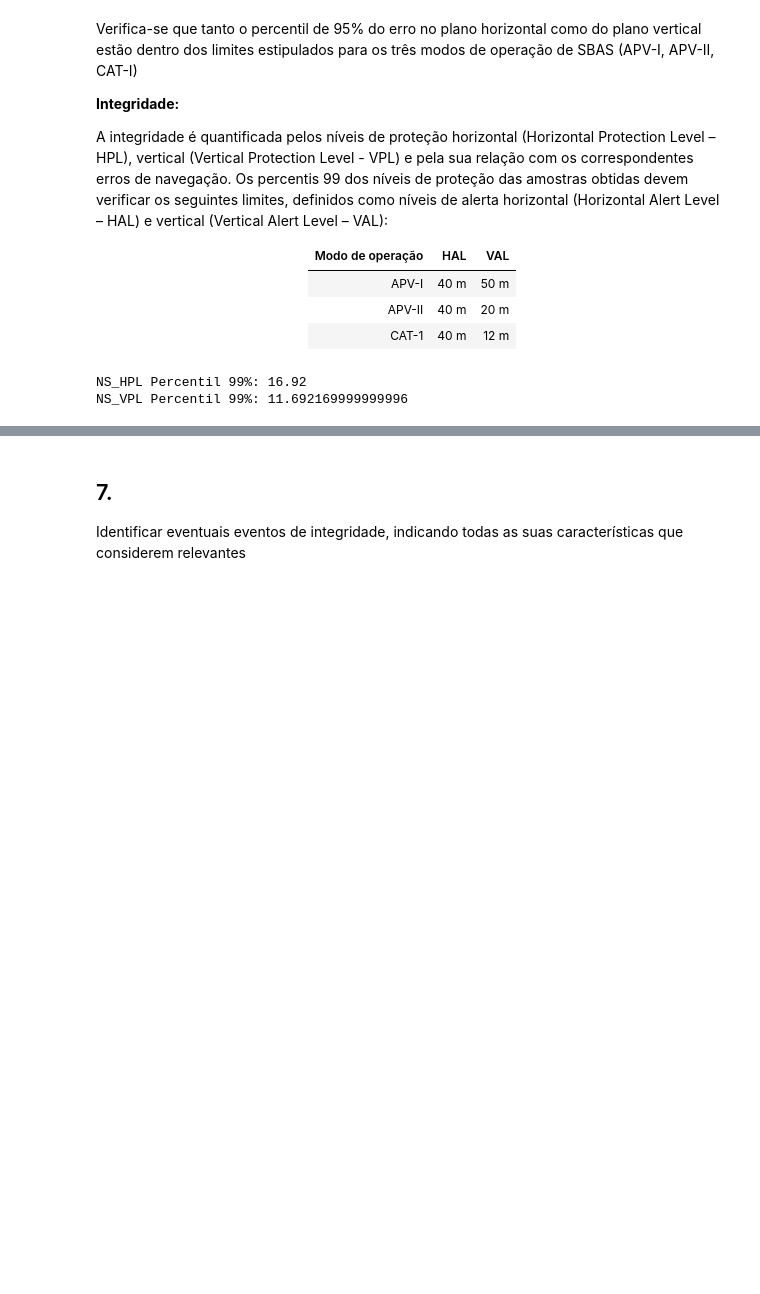
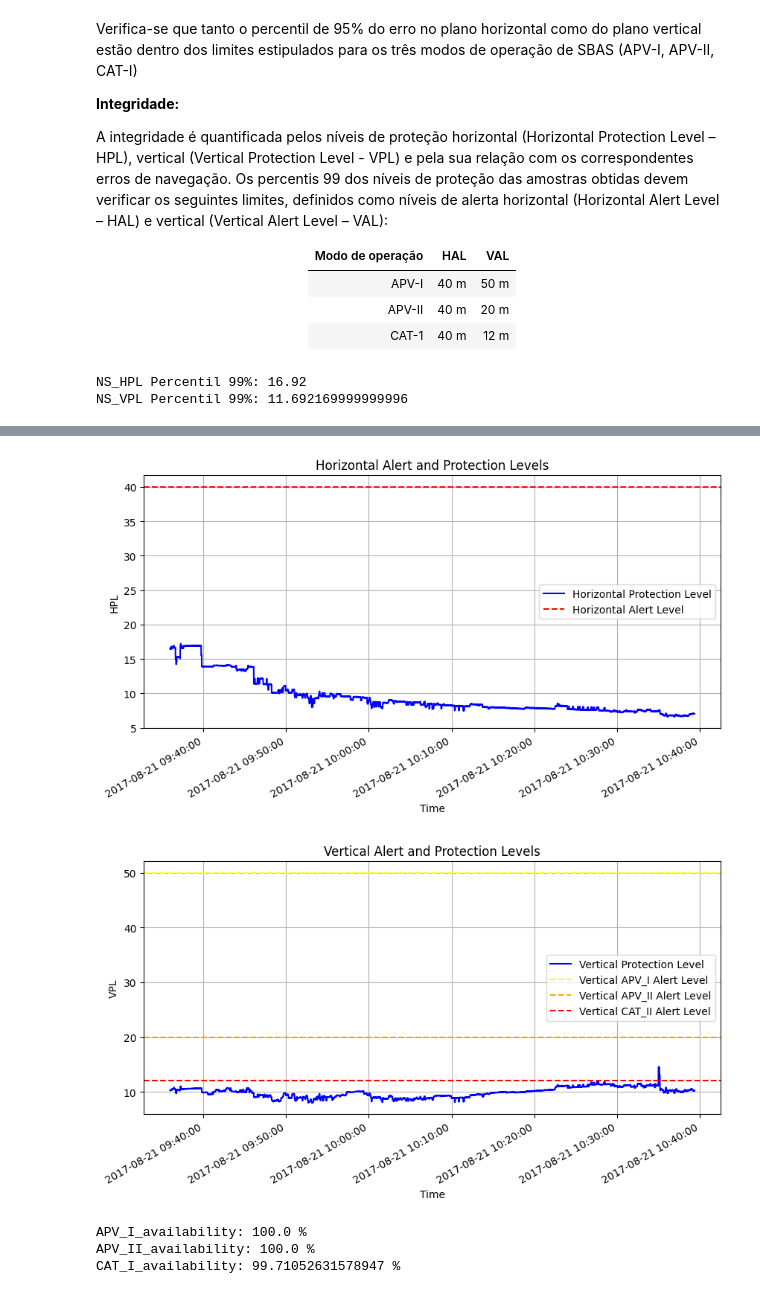
Before and after one commit to Gabri-SF/EV-Trabalho-Experimental, a Jupyter notebook: docs/A-Notebook.ipynb, the cells around one changed output, grey strips where cells are left out. Drawn from its saved outputs; the diff is of its cells as text; code cells hidden in the pictures; blank space fills up the shorter version.

Commit message:
Add: Pergunta 6 - Disponibilidade e Continuidade; To-Do: Eventos de Integridade, Concluir Continuidade

```diff
--- a/docs/A-Notebook.ipynb
+++ b/docs/A-Notebook.ipynb
@@ -420,3 +422,60 @@ Já os níveis de alerta verticais, dependem do modo de opereção. O modo mais
-# %% [markdown]
-## 7.
-Identificar eventuais eventos de integridade, indicando todas as suas características que considerem relevantes
+# %%
+HAL_APV_I = 40
+HAL_APV_II = 40
+HAL_CAT_I = 40
+
+VAL_APV_I = 50
+VAL_APV_II = 20
+VAL_CAT_I = 12
+
+# Disponibilidade dos níveis horizontais
+plt.figure(figsize=(10,5))
+plt.plot(timestamps, NS_HPL, color = 'b', label = 'Horizontal Protection Level')
+plt.axhline(HAL_APV_I, color = 'r', linestyle = "--", label = 'Horizontal Alert Level')
+plt.grid()
+plt.legend()
+plt.ylabel("HPL")
+plt.xlabel("Time")
+plt.title('Horizontal Alert and Protection Levels')
+time_format()
+
+# Disponibilidade dos níveis verticais
+plt.figure(figsize=(10,5))
+plt.plot(timestamps, NS_VPL, color = 'b', label = 'Vertical Protection Level')
+plt.axhline(VAL_APV_I, color = 'yellow', linestyle = "--", label = 'Vertical APV_I Alert Level')
+plt.axhline(VAL_APV_II, color = 'orange', linestyle = "--", label = 'Vertical APV_II Alert Level')
+plt.axhline(VAL_CAT_I, color = 'red', linestyle = "--", label = 'Vertical CAT_II Alert Level')
+plt.grid()
+plt.legend()
+plt.ylabel("VPL")
+plt.xlabel("Time")
+plt.title('Vertical Alert and Protection Levels')
+time_format()
+# %% [output]
+[figure, added]
+[figure, added]
+# %%
+#Função get_availability
+
+def get_availability(RX_TOMf, HALf, VALf, HPLf, VPLf):
+    t = len(RX_TOMf)
+    count = 0
+
+    for i in range(len(RX_TOMf)):
+        if ((HPLf[i] < HALf) and (VPLf[i] < VALf)):
+            count = count + 1
+
+    return (count/t * 100)
+
+APV_I_availability = get_availability(RX_TOM, HAL_APV_I, VAL_APV_I, NS_HPL, NS_VPL)
+APV_II_availability = get_availability(RX_TOM, HAL_APV_II, VAL_APV_II, NS_HPL, NS_VPL)
+CAT_I_availability = get_availability(RX_TOM, HAL_CAT_I, VAL_CAT_I, NS_HPL, NS_VPL)
+
+
+print('APV_I_availability:', (APV_I_availability),'%')
+print('APV_II_availability:', (APV_II_availability),'%')
+print('CAT_I_availability:', (CAT_I_availability),'%')
+# %% [output]
+APV_I_availability: 100.0 %
+APV_II_availability: 100.0 %
+CAT_I_availability: 99.71052631578947 %
```
Also changed, not shown: parts of 6 cells of this notebook.
